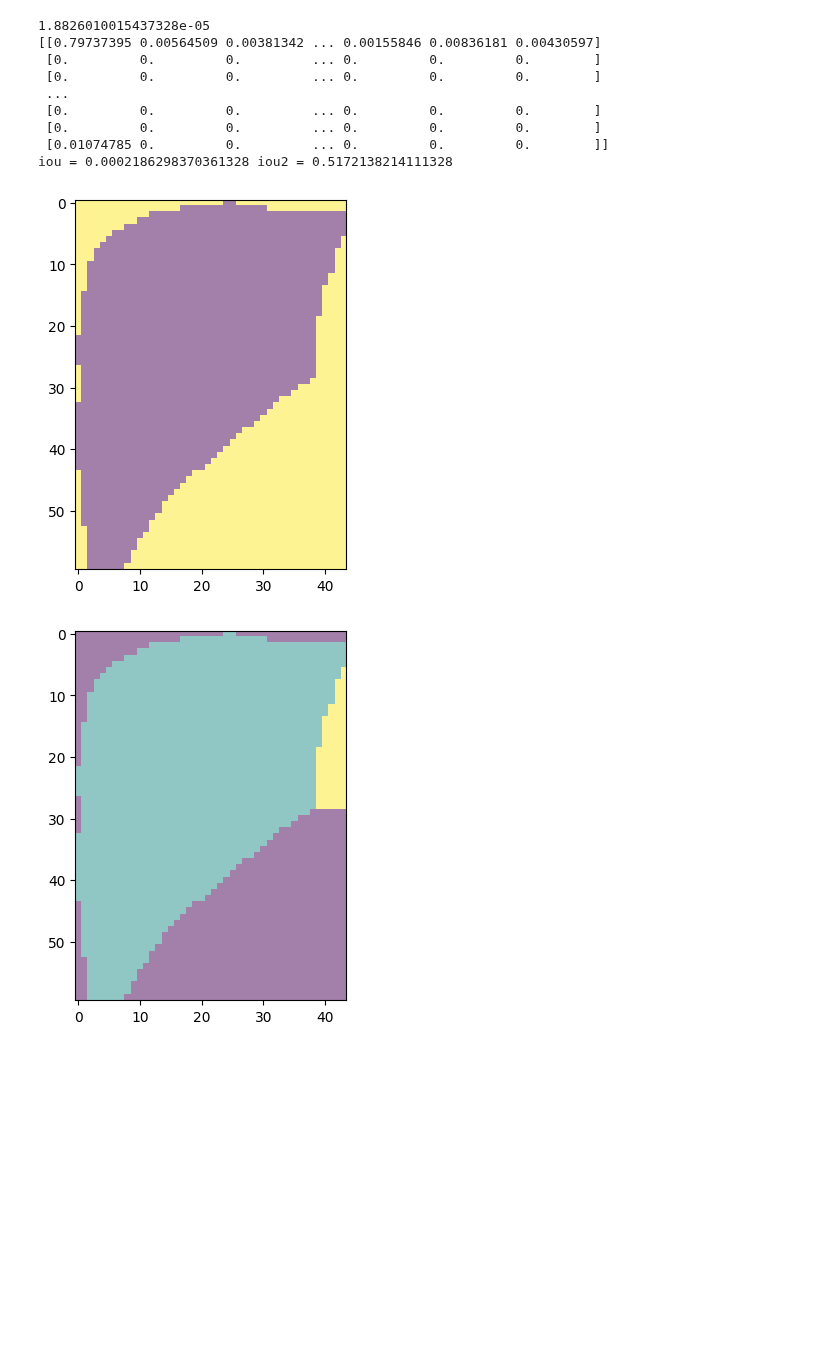
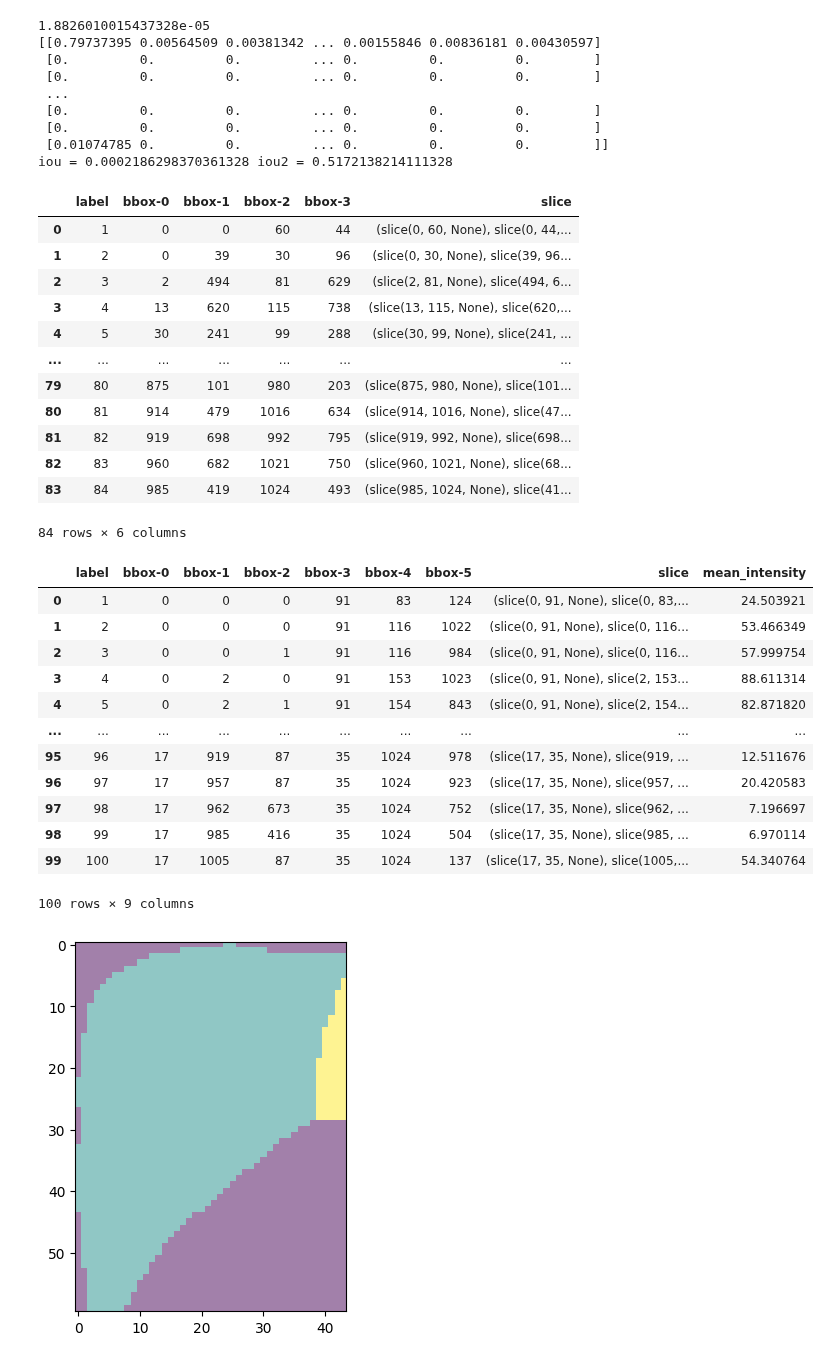
Before and after one commit to BennyGinger/ImageAnalysis_pipeline, a Jupyter notebook: play.ipynb, the cells around one changed output. Saved outputs shown, nothing was run; the diff lists cells and outputs as text; code cells hidden in the pictures; blank space fills up the shorter version.

```diff
--- a/play.ipynb
+++ b/play.ipynb
@@ -904,25 +904,55 @@ img = load_stack(img_lst,channel,range(91))
 mask = load_stack(mask_lst,channel,range(91))
 
 props_lst = [regionprops_table(mask[i], intensity_image=img[i], properties=['label','bbox','slice']) for i in range(91)]
+df = pd.DataFrame(props_lst[0])
+df
+# dfs = []
+# for i,prop in enumerate(props_lst):
+#     dF = pd.DataFrame(prop)
+#     dF['frame'] = i
+#     dfs.append(dF)
 
-dfs = []
-for i,prop in enumerate(props_lst):
-    dF = pd.DataFrame(prop)
-    dF['frame'] = i
-    dfs.append(dF)
+# # df = pd.concat(dfs, ignore_index=True)
+# # df
 
-# df = pd.concat(dfs, ignore_index=True)
-# df
-
-cropimg = img[0][dfs[0].slice[0]]
-cropmask = mask[0][dfs[0].slice[0]] != 1
+# cropimg = img[0][dfs[0].slice[0]]
+# cropmask = mask[0][dfs[0].slice[0]] != 1
 
 
-# plt.imshow(cropimg)
-plt.imshow(cropmask,alpha=0.5)
-plt.show()
+# # plt.imshow(cropimg)
+# plt.imshow(cropmask,alpha=0.5)
+# plt.show()
 # %% [output]
-[figure, removed]
+|  | label | bbox-0 | bbox-1 | bbox-2 | bbox-3 | slice |
+| 0 | 1 | 0 | 0 | 60 | 44 | (slice(0, 60, None), slice(0, 44,... |
+| 1 | 2 | 0 | 39 | 30 | 96 | (slice(0, 30, None), slice(39, 96... |
+| 2 | 3 | 2 | 494 | 81 | 629 | (slice(2, 81, None), slice(494, 6... |
+| 3 | 4 | 13 | 620 | 115 | 738 | (slice(13, 115, None), slice(620,... |
+| 4 | 5 | 30 | 241 | 99 | 288 | (slice(30, 99, None), slice(241, ... |
+| ... | ... | ... | ... | ... | ... | ... |
+| 79 | 80 | 875 | 101 | 980 | 203 | (slice(875, 980, None), slice(101... |
+| 80 | 81 | 914 | 479 | 1016 | 634 | (slice(914, 1016, None), slice(47... |
+| 81 | 82 | 919 | 698 | 992 | 795 | (slice(919, 992, None), slice(698... |
+| 82 | 83 | 960 | 682 | 1021 | 750 | (slice(960, 1021, None), slice(68... |
+| 83 | 84 | 985 | 419 | 1024 | 493 | (slice(985, 1024, None), slice(41... |
+84 rows × 6 columns
+# %%
+df = pd.DataFrame(regionprops_table(mask,intensity_image=img,properties=['label','bbox','slice','mean_intensity']))
+df
+# %% [output]
+|  | label | bbox-0 | bbox-1 | bbox-2 | bbox-3 | bbox-4 | bbox-5 | slice | mean_intensity |
+| 0 | 1 | 0 | 0 | 0 | 91 | 83 | 124 | (slice(0, 91, None), slice(0, 83,... | 24.503921 |
+| 1 | 2 | 0 | 0 | 0 | 91 | 116 | 1022 | (slice(0, 91, None), slice(0, 116... | 53.466349 |
+| 2 | 3 | 0 | 0 | 1 | 91 | 116 | 984 | (slice(0, 91, None), slice(0, 116... | 57.999754 |
+| 3 | 4 | 0 | 2 | 0 | 91 | 153 | 1023 | (slice(0, 91, None), slice(2, 153... | 88.611314 |
+| 4 | 5 | 0 | 2 | 1 | 91 | 154 | 843 | (slice(0, 91, None), slice(2, 154... | 82.871820 |
+| ... | ... | ... | ... | ... | ... | ... | ... | ... | ... |
+| 95 | 96 | 17 | 919 | 87 | 35 | 1024 | 978 | (slice(17, 35, None), slice(919, ... | 12.511676 |
+| 96 | 97 | 17 | 957 | 87 | 35 | 1024 | 923 | (slice(17, 35, None), slice(957, ... | 20.420583 |
+| 97 | 98 | 17 | 962 | 673 | 35 | 1024 | 752 | (slice(17, 35, None), slice(962, ... | 7.196697 |
+| 98 | 99 | 17 | 985 | 416 | 35 | 1024 | 504 | (slice(17, 35, None), slice(985, ... | 6.970114 |
+| 99 | 100 | 17 | 1005 | 87 | 35 | 1024 | 137 | (slice(17, 35, None), slice(1005,... | 54.340764 |
+100 rows × 9 columns
 # %%
 # %% [output]
 [figure]
```
Also changed, not shown: 8 other files.
